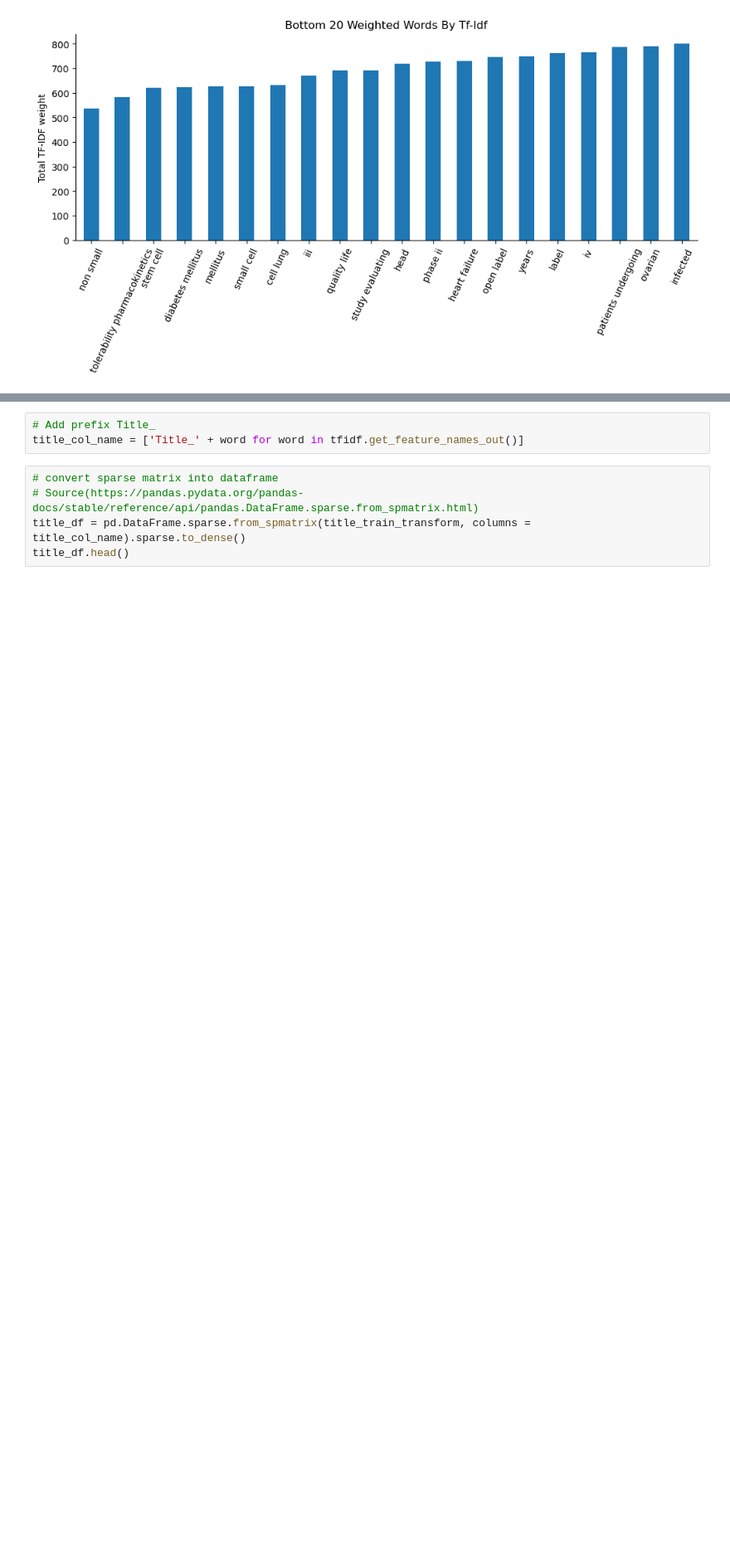
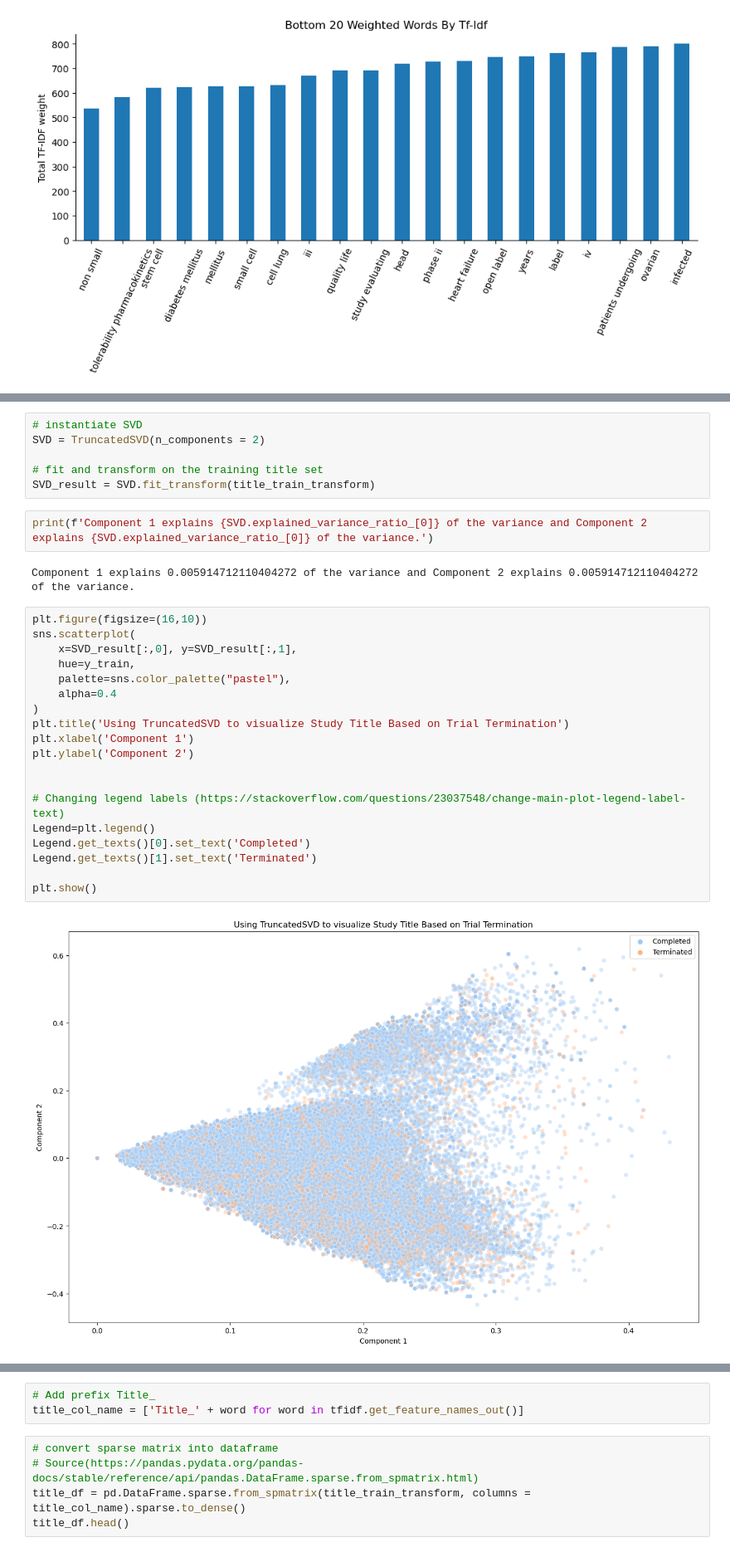
Before and after one commit to clem21chan/Clinical_Trials_Capstone, a Jupyter notebook: Notebooks/3.0_BaselineModelling.ipynb, the cells around one changed output, grey strips where cells are left out. Shown at 83% size. Drawn from its saved outputs; the diff is of its cells as text; blank space fills up the shorter version.

```diff
--- a/Notebooks/3.0_BaselineModelling.ipynb
+++ b/Notebooks/3.0_BaselineModelling.ipynb
@@ -423,0 +428,31 @@ Let's concatenate the sparse matrices back into the baseline model!
+# %%
+# instantiate SVD
+SVD = TruncatedSVD(n_components = 2)
+
+# fit and transform on the training title set
+SVD_result = SVD.fit_transform(title_train_transform)
+# %%
+print(f'Component 1 explains {SVD.explained_variance_ratio_[0]} of the variance and Component 2 explains {SVD.explained_variance_ratio_[0]} of the variance.')
+# %% [output]
+Component 1 explains 0.005914712110404272 of the variance and Component 2 explains 0.005914712110404272 of the variance.
+# %%
+plt.figure(figsize=(16,10))
+sns.scatterplot(
+    x=SVD_result[:,0], y=SVD_result[:,1],
+    hue=y_train,
+    palette=sns.color_palette("pastel"),
+    alpha=0.4
+)
+plt.title('Using TruncatedSVD to visualize Study Title Based on Trial Termination')
+plt.xlabel('Component 1')
+plt.ylabel('Component 2')
+
+
+# Changing legend labels (https://stackoverflow.com/questions/23037548/change-main-plot-legend-label-text)
+Legend=plt.legend()
+Legend.get_texts()[0].set_text('Completed')
+Legend.get_texts()[1].set_text('Terminated')
+
+plt.show()
+# %% [output]
+[figure, added]
```
Also changed, not shown: parts of 5 cells of this notebook, 5 other files.
